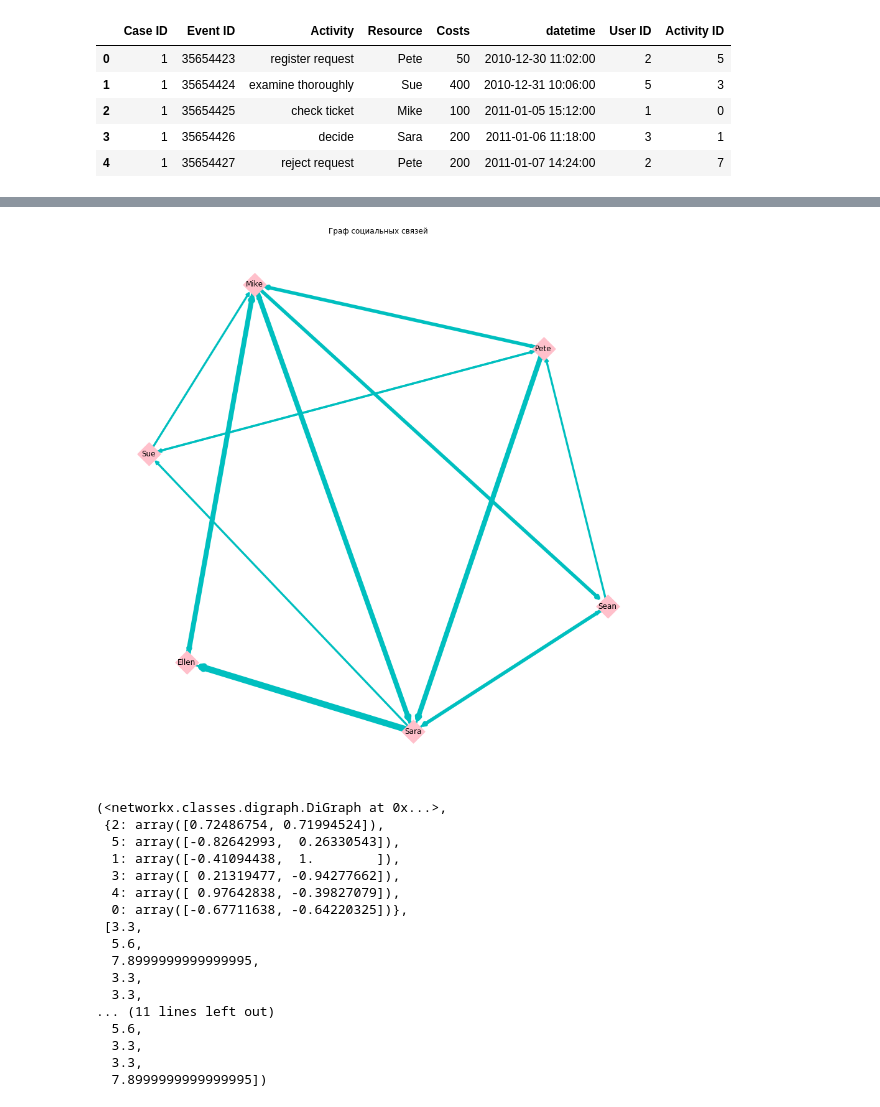
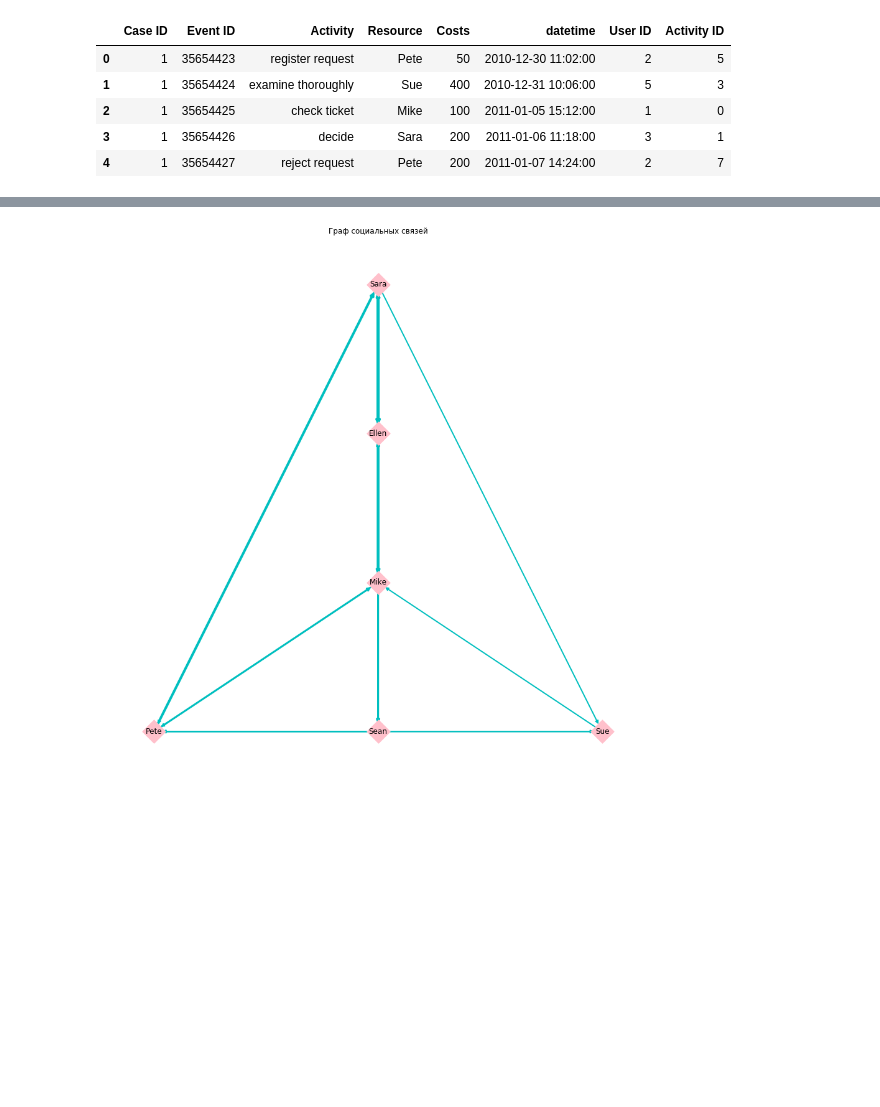
Before and after one commit to booydar/workshop, a Jupyter notebook: nx Graph.ipynb, the cells around one changed output, grey strips where cells are left out. Saved outputs shown, nothing was run; the diff lists cells and outputs as text; code cells hidden in the pictures; blank space fills up the shorter version.

```diff
--- a/nx Graph.ipynb
+++ b/nx Graph.ipynb
@@ -535,3 +154,3 @@ g, pos, w = graph.draw_users(alpha=2, labels=id_usr,  info='edges')
 # %%
-graph.draw_users(alpha=2.3, labels=id_usr, layout=nx.spring_layout, info='time')
+graph.draw_users(alpha=1, labels=id_usr, info='time', style=None)
 # %% [output]
@@ -545,18 +157 @@ graph.draw_users(alpha=2.3, labels=id_usr, layout=nx.spring_layout, info='time')
-[figure, old version]
+[figure, new version]
-(<networkx.classes.digraph.DiGraph at 0x...>,
- {2: array([0.72486754, 0.71994524]),
-  5: array([-0.82642993,  0.26330543]),
-  1: array([-0.41094438,  1.        ]),
-  3: array([ 0.21319477, -0.94277662]),
-  4: array([ 0.97642838, -0.39827079]),
-  0: array([-0.67711638, -0.64220325])},
- [3.3,
-  5.6,
-  7.8999999999999995,
-  3.3,
-  3.3,
-... (11 lines left out)
-  5.6,
-  3.3,
-  3.3,
-  7.8999999999999995])
```
Also changed, not shown: parts of 20 cells of this notebook.
